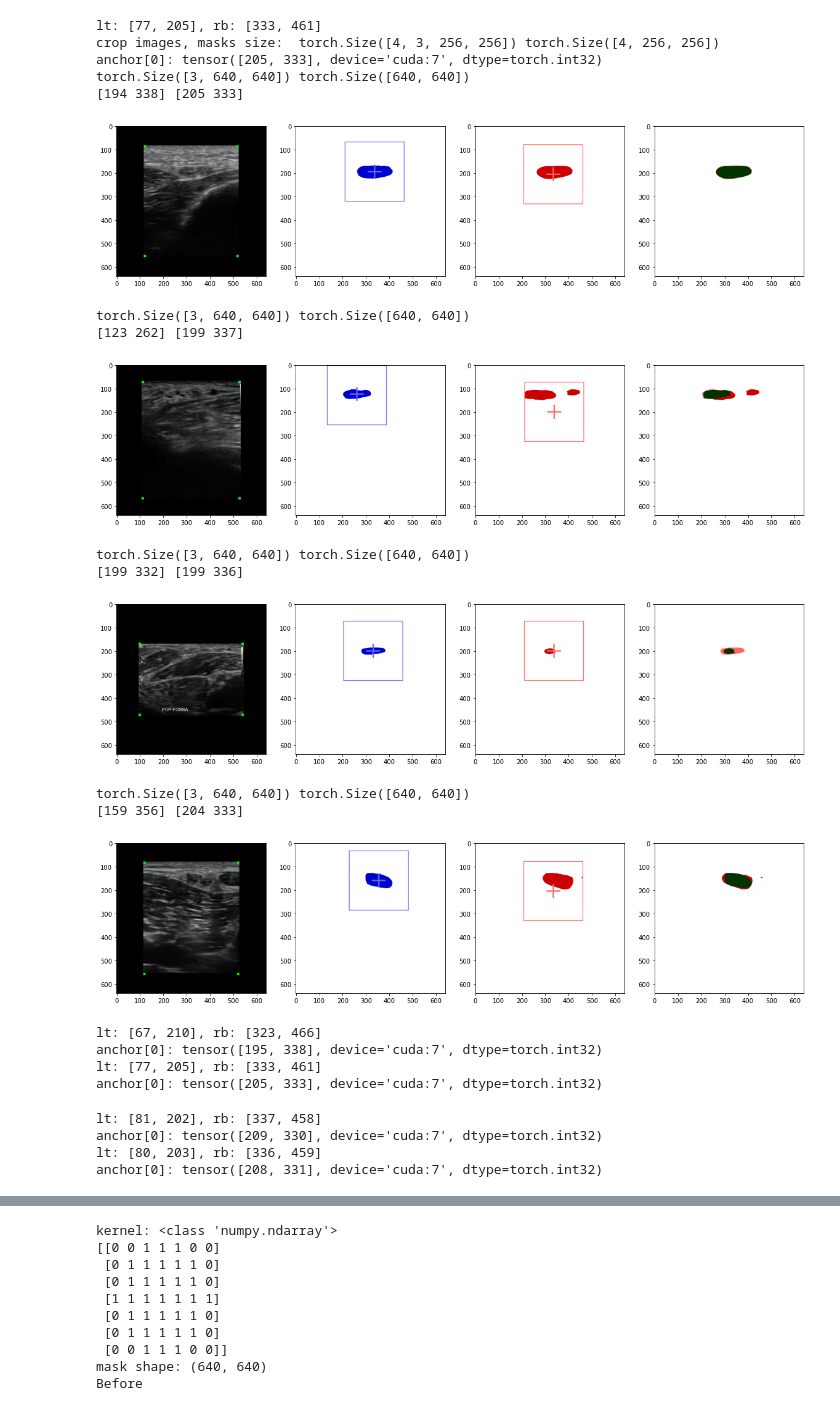
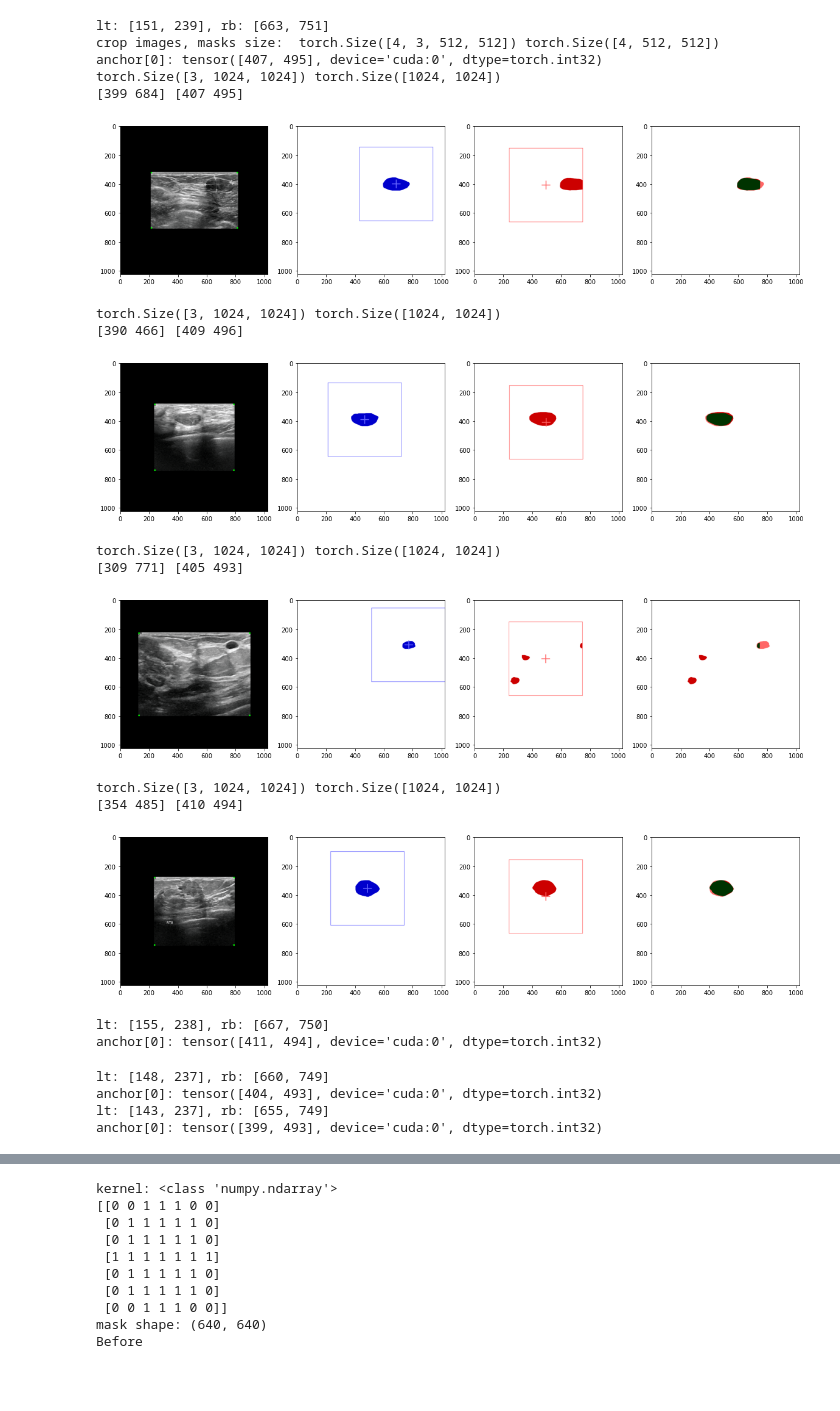
Before and after one commit to DongDong500/cpn-TMP640, a Jupyter notebook: inference.ipynb, the cells around one changed output, grey strips where cells are left out. Saved outputs shown, nothing was run; the diff lists cells and outputs as text; code cells hidden in the pictures; blank space fills up the shorter version.

```diff
--- a/inference.ipynb
+++ b/inference.ipynb
@@ -255,12 +240,15 @@ print(f"Seg: {opts.model}, Backbone: {opts.backbone}")
 
 net = models.models.__dict__[opts.model](opts, )
 ckpt = torch.load(os.path.join(args['param_ckpt'], 'checkpoint.pt'), map_location='cpu')
+net = nn.DataParallel(net)
 net.load_state_dict(ckpt["model_state"])
 net.to(devices)
 print(f'Seg best epoch: { ckpt["cur_epoch"] }')
 
 backbone = models.models.__dict__[opts.backbone](opts, )
 ckpt = torch.load(os.path.join(args['param_ckpt'], 'backbone.pt'), map_location='cpu')
+#ckpt = {k.partition('model.')[-1]: v for k,v in ckpt}
+backbone = nn.DataParallel(backbone)
 backbone.load_state_dict(ckpt["model_state"])
 backbone.to(devices)
 print(f'Backbone best epoch: { ckpt["cur_epoch"] }')
@@ -286,56 +274,54 @@ with torch.no_grad():
         bbox = lbls[1].to(devices)
 
         anchor = backbone(ims)
         mse_loss = mse(anchor, bbox)
 
-        cims, cmas = crop(ims, mas, anchor, devices, crop_size=256)
+        cims, cmas = crop(ims, mas, anchor, devices, crop_size=512)
         if i == 0:
             print('crop images, masks size: ', cims.size(), cmas.size())
 
         outputs = net(cims)
         probs = nn.Softmax(dim=1)(outputs)
-        preds = recover(mas, torch.max(probs, 1)[1], anchor, devices, )
+        preds = recover(mas, torch.max(probs, 1)[1], anchor, devices, crop_size=(512, 512))
 
         dice_loss = dice(outputs, cmas)
         metrics.update(mas.detach().cpu().numpy(), preds.detach().cpu().numpy())
 
         running_loss[1] += (mse_loss.item() * ims.size(0))
         running_loss[0] += (dice_loss.item() * ims.size(0))
 
         #show(ims.detach().cpu(), mas.detach().cpu(), bbox.detach().cpu(), anchor.detach().cpu())
         if i == 0:
-            show(ims.detach().cpu(), mas.detach().cpu(), bbox.detach().cpu(), anchor.detach().cpu(), preds.detach().cpu())
+            show(ims.detach().cpu(), mas.detach().cpu(), bbox.detach().cpu(), anchor.detach().cpu(), preds.detach().cpu(), crop_size=(512, 512))
         #
         #_show(cims.detach().cpu(), cmas.detach().cpu())
 
         #_show(ims.detach().cpu(), result.detach().cpu())
         #print(f'{running_loss:.6f}, {mse_loss.item()}, {ims.size(0)}')
     #print(f'running loss : {running_loss:.6f} / {len(loader)}')
     epoch_loss = [running_loss[0] / len(loader.dataset), running_loss[1] / len(loader.dataset)]
 
 print(f"Epoch loss : {epoch_loss[0]:.6f}, {epoch_loss[1]:.6f}")
 print(f"Score : {metrics.get_results()}")
 # %% [output]
-lt: [77, 205], rb: [333, 461]
-crop images, masks size:  torch.Size([4, 3, 256, 256]) torch.Size([4, 256, 256])
-anchor[0]: tensor([205, 333], device='cuda:7', dtype=torch.int32)
-torch.Size([3, 640, 640]) torch.Size([640, 640])
-[194 338] [205 333]
+lt: [151, 239], rb: [663, 751]
+crop images, masks size:  torch.Size([4, 3, 512, 512]) torch.Size([4, 512, 512])
+anchor[0]: tensor([407, 495], device='cuda:0', dtype=torch.int32)
+torch.Size([3, 1024, 1024]) torch.Size([1024, 1024])
+[399 684] [407 495]
-[figure, old version]
+[figure, new version]
-torch.Size([3, 640, 640]) torch.Size([640, 640])
-[123 262] [199 337]
+torch.Size([3, 1024, 1024]) torch.Size([1024, 1024])
+[390 466] [409 496]
-[figure, old version]
+[figure, new version]
-torch.Size([3, 640, 640]) torch.Size([640, 640])
-[199 332] [199 336]
+torch.Size([3, 1024, 1024]) torch.Size([1024, 1024])
+[309 771] [405 493]
-[figure, old version]
+[figure, new version]
-torch.Size([3, 640, 640]) torch.Size([640, 640])
-[159 356] [204 333]
+torch.Size([3, 1024, 1024]) torch.Size([1024, 1024])
+[354 485] [410 494]
-[figure, old version]
+[figure, new version]
-lt: [67, 210], rb: [323, 466]
-anchor[0]: tensor([195, 338], device='cuda:7', dtype=torch.int32)
-lt: [77, 205], rb: [333, 461]
-anchor[0]: tensor([205, 333], device='cuda:7', dtype=torch.int32)
+lt: [155, 238], rb: [667, 750]
+anchor[0]: tensor([411, 494], device='cuda:0', dtype=torch.int32)
-lt: [81, 202], rb: [337, 458]
-anchor[0]: tensor([209, 330], device='cuda:7', dtype=torch.int32)
-lt: [80, 203], rb: [336, 459]
-anchor[0]: tensor([208, 331], device='cuda:7', dtype=torch.int32)
+lt: [148, 237], rb: [660, 749]
+anchor[0]: tensor([404, 493], device='cuda:0', dtype=torch.int32)
+lt: [143, 237], rb: [655, 749]
+anchor[0]: tensor([399, 493], device='cuda:0', dtype=torch.int32)
```
Also changed, not shown: parts of 3 cells of this notebook, 4 other files.
